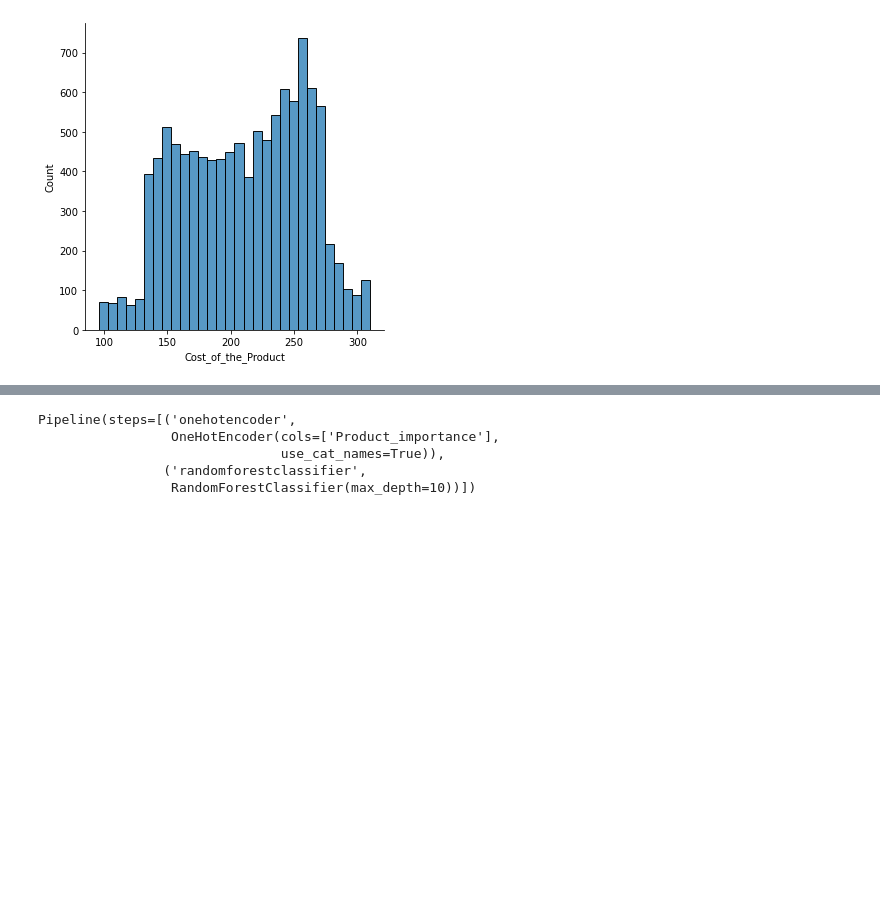
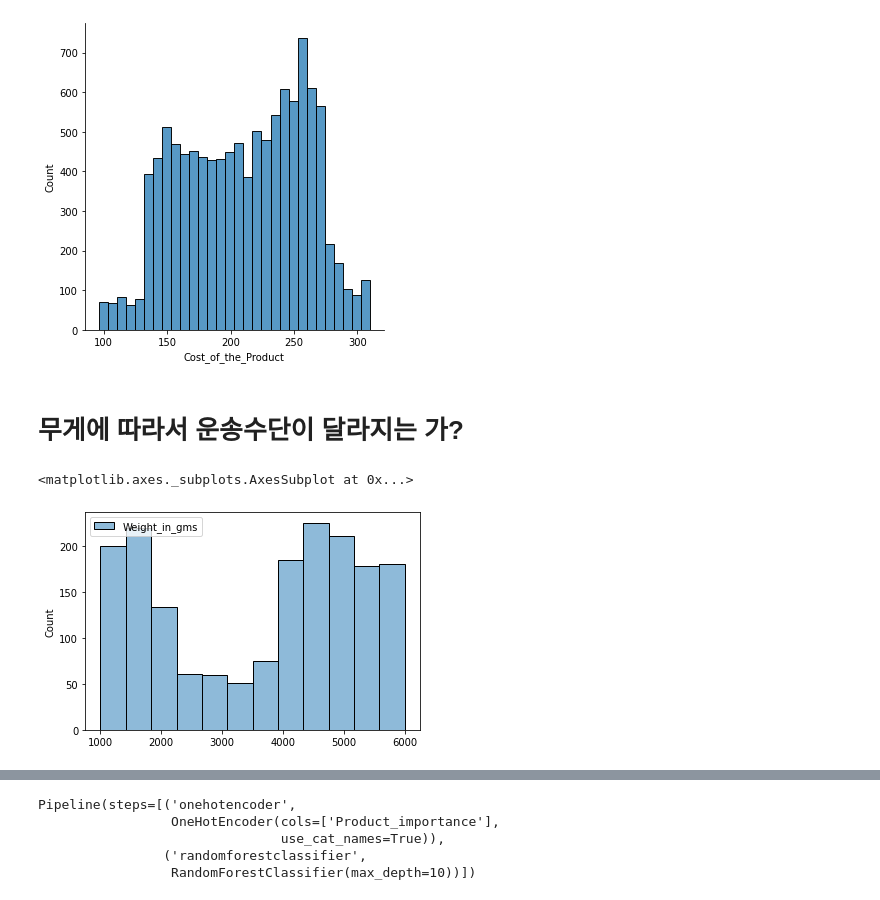
Before and after one commit to Bang-JW/kaggle_study, a Jupyter notebook: kaggle_study_2.ipynb, the cells around one changed output, grey strips where cells are left out. Drawn from its saved outputs; the diff is of its cells as text; code cells hidden in the pictures; blank space fills up the shorter version.

```diff
--- a/kaggle_study_2.ipynb
+++ b/kaggle_study_2.ipynb
@@ -77,3 +83,18 @@ sns.displot(data['Cost_of_the_Product'])
 # %% [output]
 <seaborn.axisgrid.FacetGrid at 0x...>
 [figure]
+# %% [markdown]
+# 무게에 따라서 운송수단이 달라지는 가?
+# %%
+flight_data = data[data['Mode_of_Shipment']=='Flight']
+road_data = data[data['Mode_of_Shipment']=='Road']
+ship_data = data[data['Mode_of_Shipment']=='Ship']
+# %%
+flight_data = flight_data.loc[:,['Weight_in_gms']]
+road_data = road_data.loc[:,['Weight_in_gms']]
+ship_data = ship_data.loc[:,['Weight_in_gms']]
+# %%
+sns.histplot(flight_data)
+# %% [output]
+<matplotlib.axes._subplots.AxesSubplot at 0x...>
+[figure, added]
```
Also changed, not shown: parts of 28 cells of this notebook.
